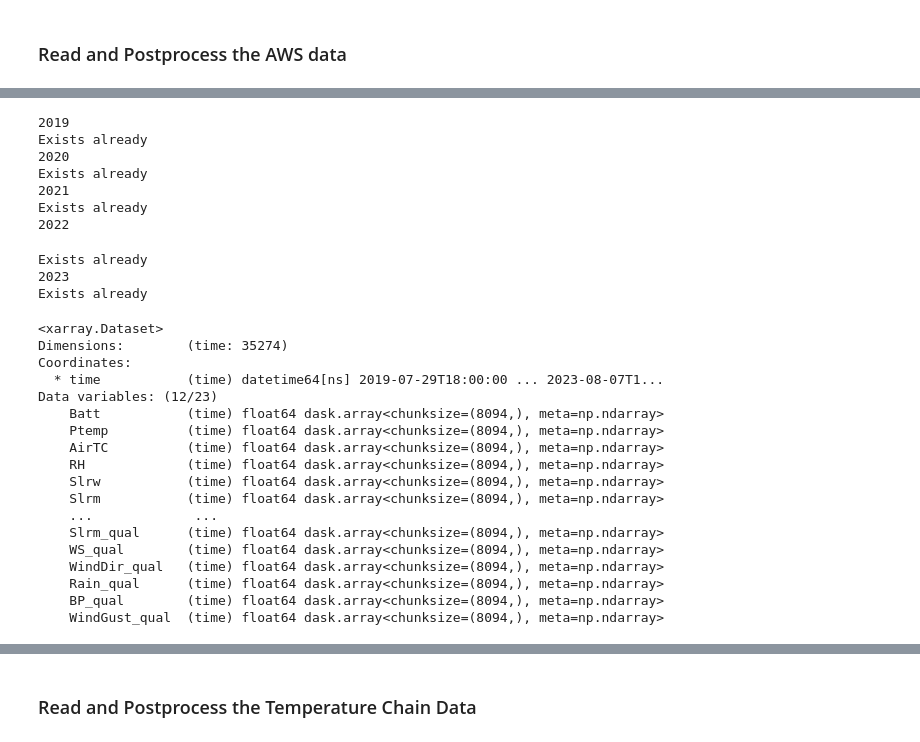
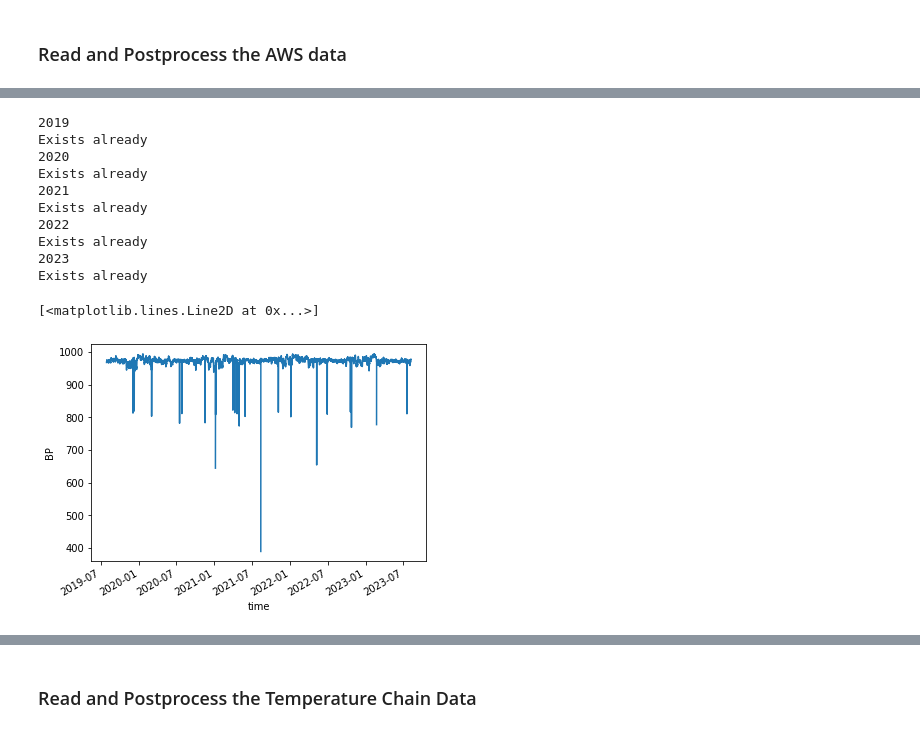
Before and after one commit to martin-wegmann/lexplore_gap_filling, a Jupyter notebook: notebooks/get_lexplore_data_for_gapfill.ipynb, the cells around one changed output, grey strips where cells are left out. Drawn from its saved outputs; the diff is of its cells as text; code cells hidden in the pictures.

```diff
--- a/notebooks/get_lexplore_data_for_gapfill.ipynb
+++ b/notebooks/get_lexplore_data_for_gapfill.ipynb
@@ -91,7 +80,7 @@ for d in directories.values():
         os.makedirs(d)
 # %%
 # defining folders
-output_folder=directories["data_output_folder"]
+output_folder=directories["g2s_input_folder"]
 
 tchain_folder = directories["tchain_folder"]
 
@@ -175,11 +184,13 @@ try:
         print(year)
         if year>=endyear-1:
             meteo_year=meteo_data_raw.sel(time=slice(str(year)+"-07-01",str(year+1)+"-06-30"))
+            meteo_year=meteo_year.load()
             meteo_year.resample(time="1H").mean().to_netcdf(writeout_name)
         if os.path.exists(writeout_name):
             print("Exists already")
         else:
             meteo_year=meteo_data_raw.sel(time=slice(str(year)+"-07-01",str(year+1)+"-06-30"))
+            meteo_year=meteo_year.load()
             meteo_year.resample(time="1H").mean().to_netcdf(writeout_name)
         file_list.append(writeout_name)
 except:
@@ -192,29 +203,13 @@ Exists already
 2021
 Exists already
 2022
+Exists already
+2023
+Exists already
-Exists already
-2023
-Exists already
 # %%
 meteo_all_1hr=xr.open_mfdataset(file_list)
-# %%
-meteo_all_1hr
-# %% [output]
-<xarray.Dataset>
-Dimensions:        (time: 35274)
-Coordinates:
-  * time           (time) datetime64[ns] 2019-07-29T18:00:00 ... 2023-08-07T1...
-Data variables: (12/23)
-    Batt           (time) float64 dask.array<chunksize=(8094,), meta=np.ndarray>
-    Ptemp          (time) float64 dask.array<chunksize=(8094,), meta=np.ndarray>
-    AirTC          (time) float64 dask.array<chunksize=(8094,), meta=np.ndarray>
-    RH             (time) float64 dask.array<chunksize=(8094,), meta=np.ndarray>
-    Slrw           (time) float64 dask.array<chunksize=(8094,), meta=np.ndarray>
-    Slrm           (time) float64 dask.array<chunksize=(8094,), meta=np.ndarray>
-    ...             ...
-    Slrm_qual      (time) float64 dask.array<chunksize=(8094,), meta=np.ndarray>
-    WS_qual        (time) float64 dask.array<chunksize=(8094,), meta=np.ndarray>
-    WindDir_qual   (time) float64 dask.array<chunksize=(8094,), meta=np.ndarray>
-    Rain_qual      (time) float64 dask.array<chunksize=(8094,), meta=np.ndarray>
-    BP_qual        (time) float64 dask.array<chunksize=(8094,), meta=np.ndarray>
-    WindGust_qual  (time) float64 dask.array<chunksize=(8094,), meta=np.ndarray>
+# %%
+meteo_all_1hr.BP.plot()
+# %% [output]
+[<matplotlib.lines.Line2D at 0x...>]
+[figure, added]
```
Also changed, not shown: parts of 9 cells of this notebook.
